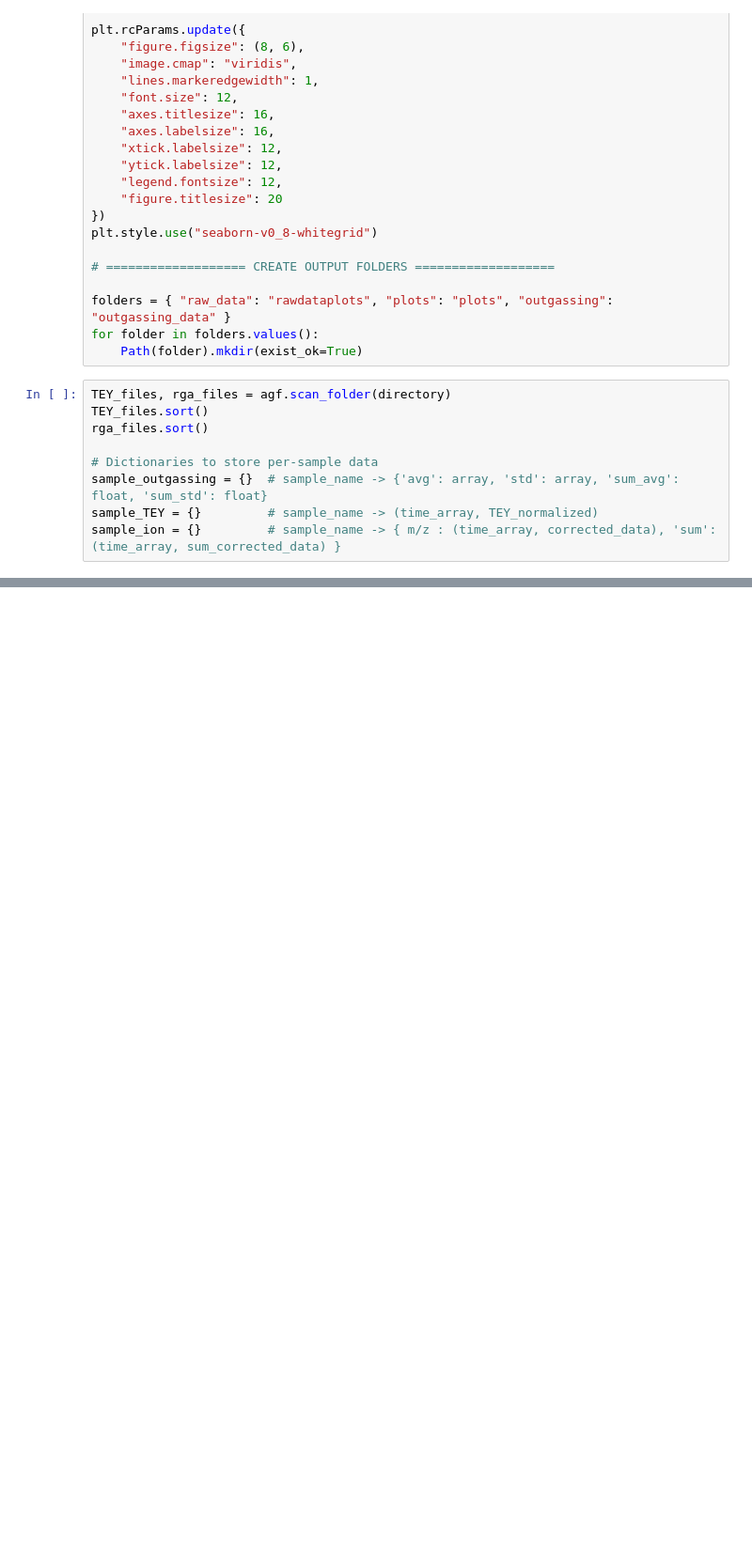
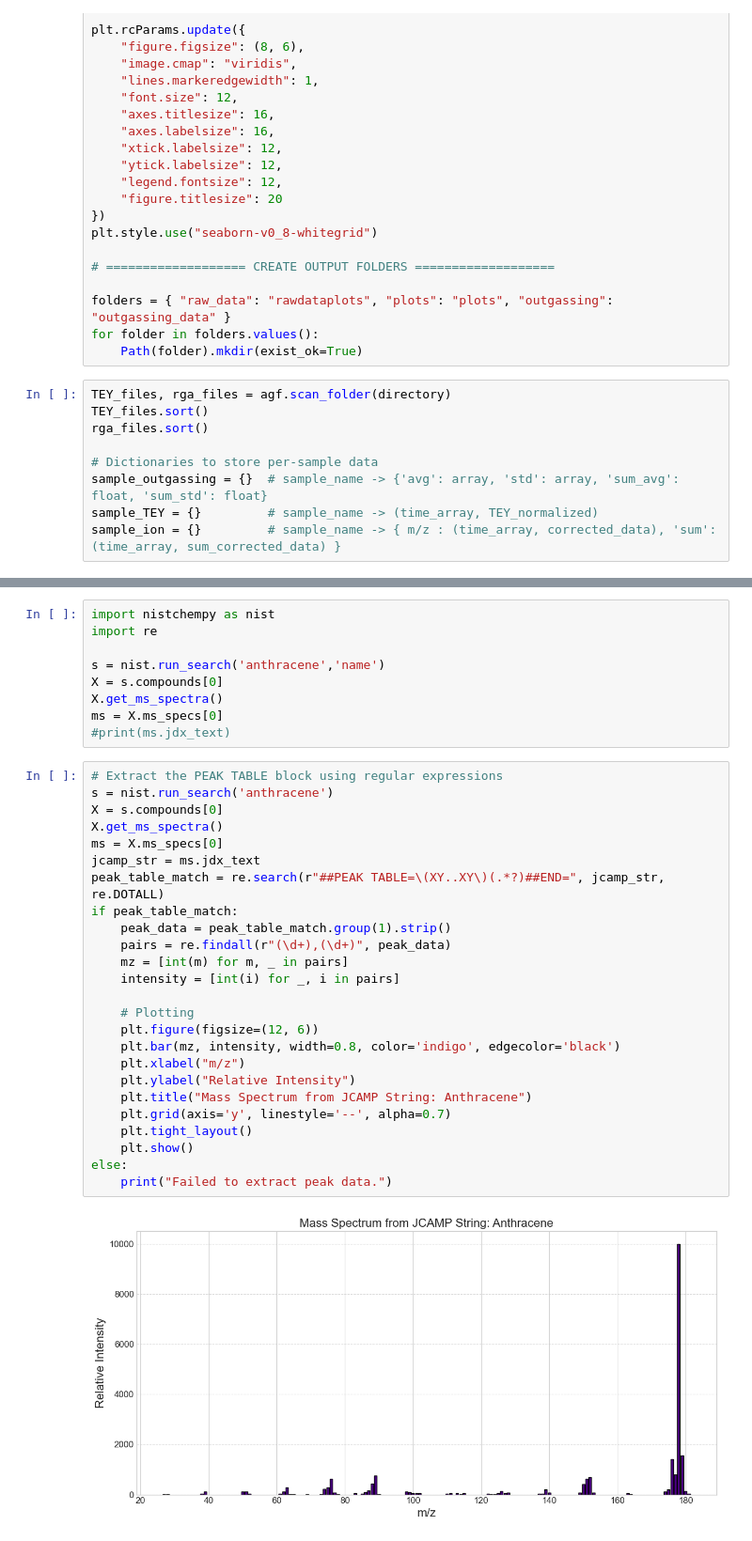
Before and after one commit to kasandrle/accelerate_data_process, a Jupyter notebook: 2025-05-15_RGA+TEY_Trainingset/plot.ipynb, the cells around one changed output, grey strips where cells are left out. Shown: that part at 94% size. Drawn from its saved outputs; the diff is of its cells as text; blank space fills up the shorter version.

```diff
--- a/2025-05-15_RGA+TEY_Trainingset/plot.ipynb
+++ b/2025-05-15_RGA+TEY_Trainingset/plot.ipynb
@@ -80,0 +154,36 @@ for rga_file, TEY_file in zip(rga_files, TEY_files):
+# %%
+import nistchempy as nist
+import re
+
+s = nist.run_search('anthracene','name')
+X = s.compounds[0]
+X.get_ms_spectra()
+ms = X.ms_specs[0]
+#print(ms.jdx_text)
+# %%
+# Extract the PEAK TABLE block using regular expressions
+s = nist.run_search('anthracene')
+X = s.compounds[0]
+X.get_ms_spectra()
+ms = X.ms_specs[0]
+jcamp_str = ms.jdx_text
+peak_table_match = re.search(r"##PEAK TABLE=\(XY..XY\)(.*?)##END=", jcamp_str, re.DOTALL)
+if peak_table_match:
+    peak_data = peak_table_match.group(1).strip()
+    pairs = re.findall(r"(\d+),(\d+)", peak_data)
+    mz = [int(m) for m, _ in pairs]
+    intensity = [int(i) for _, i in pairs]
+
+    # Plotting
+    plt.figure(figsize=(12, 6))
+    plt.bar(mz, intensity, width=0.8, color='indigo', edgecolor='black')
+    plt.xlabel("m/z")
+    plt.ylabel("Relative Intensity")
+    plt.title("Mass Spectrum from JCAMP String: Anthracene")
+    plt.grid(axis='y', linestyle='--', alpha=0.7)
+    plt.tight_layout()
+    plt.show()
+else:
+    print("Failed to extract peak data.")
+# %% [output]
+[figure, added]
```
Also changed, not shown: parts of 8 cells of this notebook, 6 other files.
